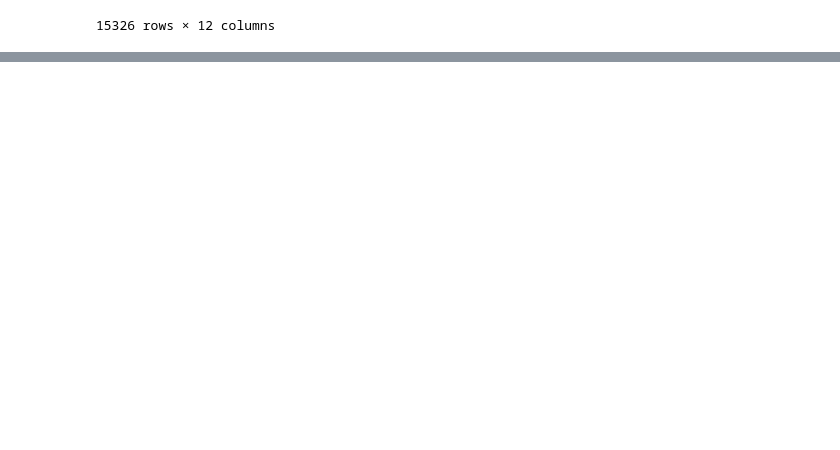
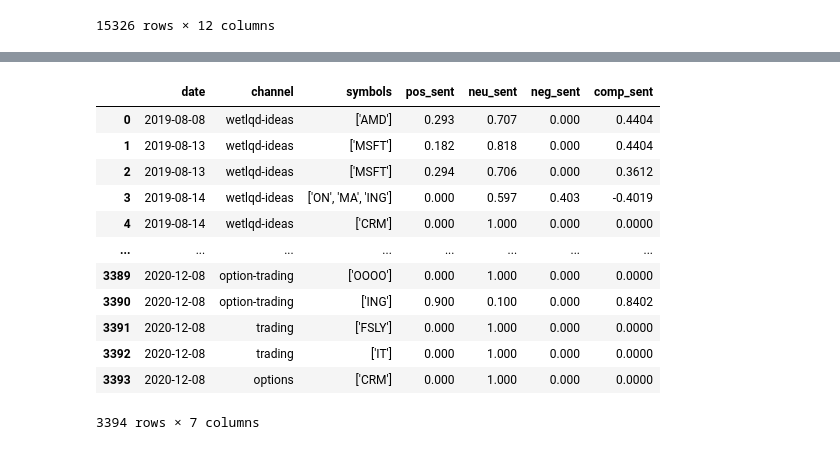
Before and after one commit to kyle-rgb/Discord_Project, a Jupyter notebook: notebooks/Trader.ipynb, the cells around one changed output, grey strips where cells are left out. Saved outputs shown, nothing was run; the diff lists cells and outputs as text; code cells hidden in the pictures; blank space fills up the shorter version.

```diff
--- a/notebooks/Trader.ipynb
+++ b/notebooks/Trader.ipynb
@@ -349,0 +453,16 @@ os.getpid()
+# %%
+comments#.groupby(pd.Grouper(key='date', freq='1M')).count()
+# %% [output]
+|  | date | channel | symbols | pos_sent | neu_sent | neg_sent | comp_sent |
+| 0 | 2019-08-08 | wetlqd-ideas | ['AMD'] | 0.293 | 0.707 | 0.000 | 0.4404 |
+| 1 | 2019-08-13 | wetlqd-ideas | ['MSFT'] | 0.182 | 0.818 | 0.000 | 0.4404 |
+| 2 | 2019-08-13 | wetlqd-ideas | ['MSFT'] | 0.294 | 0.706 | 0.000 | 0.3612 |
+| 3 | 2019-08-14 | wetlqd-ideas | ['ON', 'MA', 'ING'] | 0.000 | 0.597 | 0.403 | -0.4019 |
+| 4 | 2019-08-14 | wetlqd-ideas | ['CRM'] | 0.000 | 1.000 | 0.000 | 0.0000 |
+| ... | ... | ... | ... | ... | ... | ... | ... |
+| 3389 | 2020-12-08 | option-trading | ['OOOO'] | 0.000 | 1.000 | 0.000 | 0.0000 |
+| 3390 | 2020-12-08 | option-trading | ['ING'] | 0.900 | 0.100 | 0.000 | 0.8402 |
+| 3391 | 2020-12-08 | trading | ['FSLY'] | 0.000 | 1.000 | 0.000 | 0.0000 |
+| 3392 | 2020-12-08 | trading | ['IT'] | 0.000 | 1.000 | 0.000 | 0.0000 |
+| 3393 | 2020-12-08 | options | ['CRM'] | 0.000 | 1.000 | 0.000 | 0.0000 |
+3394 rows × 7 columns
```
Also changed, not shown: parts of 53 cells of this notebook, 7 other files.
